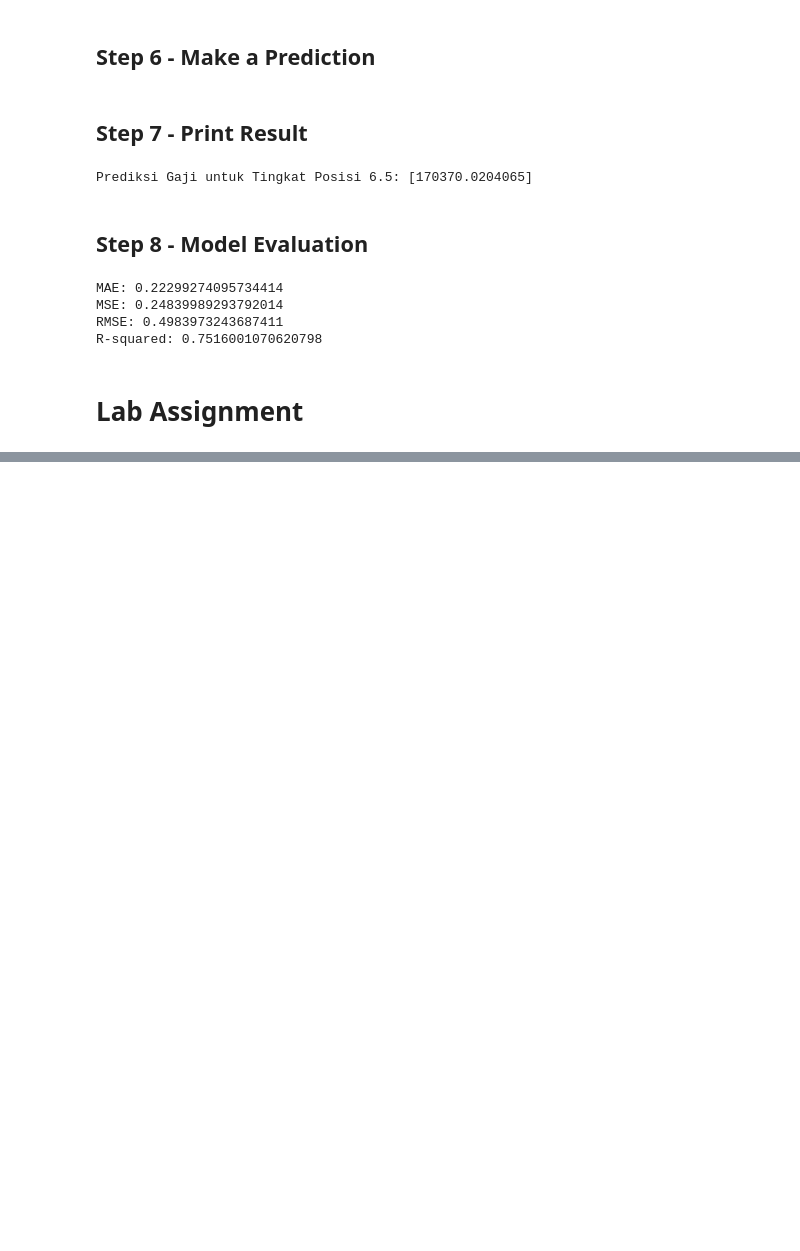
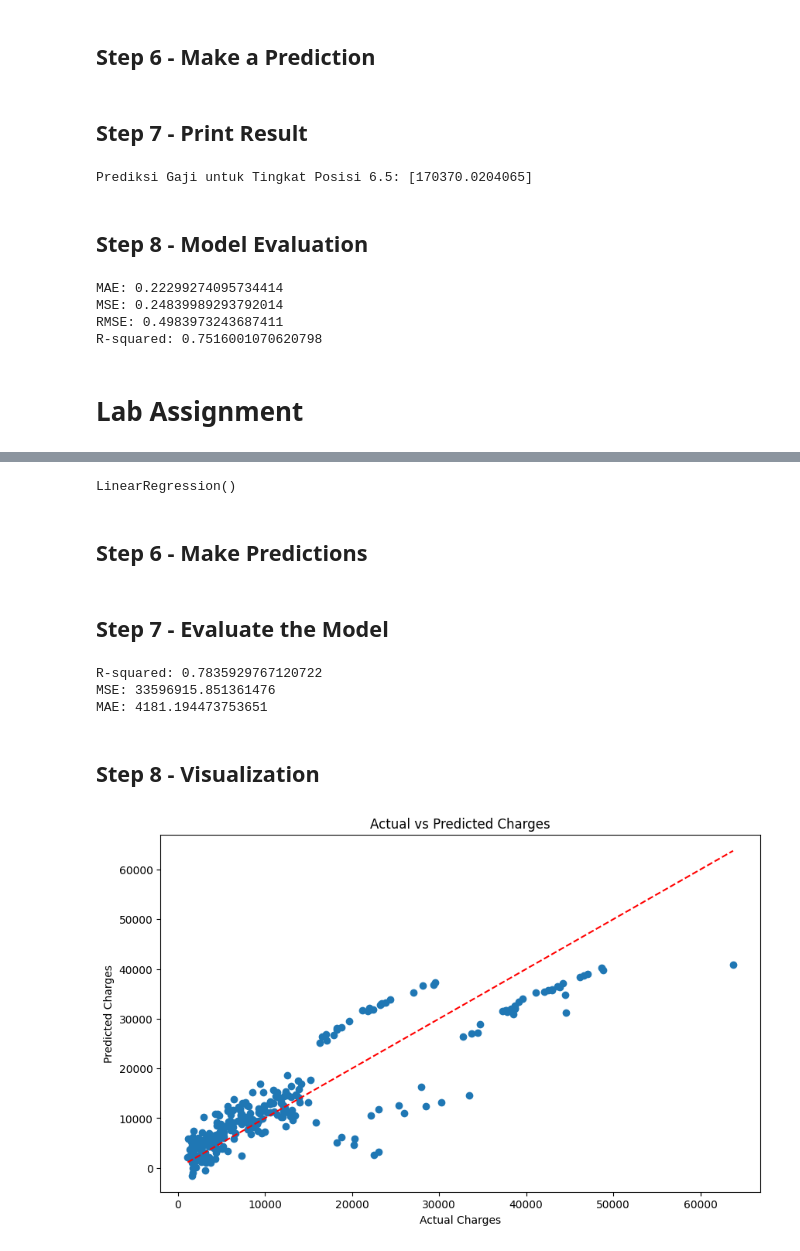
Before and after one commit to Rafazand/MachineL, a Jupyter notebook: MachineL_Jobsheet3.ipynb, the cells around one changed output, grey strips where cells are left out. Drawn from its saved outputs; the diff is of its cells as text; code cells hidden in the pictures; blank space fills up the shorter version.

```diff
--- a/MachineL_Jobsheet3.ipynb
+++ b/MachineL_Jobsheet3.ipynb
@@ -250,0 +266,12 @@ R-squared: 0.7516001070620798
+# %%
+from sklearn.model_selection import train_test_split
+
+# Encode categorical variables if necessary
+data = pd.get_dummies(data, drop_first=True)
+
+# Define features and target
+X = data.drop('charges', axis=1)
+y = data['charges']
+
+# Split the dataset
+X_train, X_test, y_train, y_test = train_test_split(X, y, test_size=0.2, random_state=42)
@@ -250,0 +280,6 @@ R-squared: 0.7516001070620798
+# %%
+from sklearn.preprocessing import StandardScaler
+
+scaler = StandardScaler()
+X_train = scaler.fit_transform(X_train)
+X_test = scaler.transform(X_test)
@@ -250,0 +288,47 @@ R-squared: 0.7516001070620798
+# %%
+from sklearn.linear_model import LinearRegression
+
+# Create the model
+model = LinearRegression()
+
+# Train the model
+model.fit(X_train, y_train)
+# %% [output]
+LinearRegression()
+# %% [markdown]
+## Step 6 - Make Predictions
+# %%
+y_pred = model.predict(X_test)
+# %% [markdown]
+## Step 7 - Evaluate the Model
+# %%
+from sklearn.metrics import r2_score, mean_squared_error, mean_absolute_error
+
+# Calculate metrics
+r_squared = r2_score(y_test, y_pred)
+mse = mean_squared_error(y_test, y_pred)
+mae = mean_absolute_error(y_test, y_pred)
+
+print(f'R-squared: {r_squared}')
+print(f'MSE: {mse}')
+print(f'MAE: {mae}')
+# %% [output]
+R-squared: 0.7835929767120722
+MSE: 33596915.851361476
+MAE: 4181.194473753651
+# %% [markdown]
+## Step 8 - Visualization
+# %%
+import matplotlib.pyplot as plt
+import seaborn as sns
+
+# Scatter plot of actual vs predicted
+plt.figure(figsize=(10, 6))
+plt.scatter(y_test, y_pred)
+plt.xlabel('Actual Charges')
+plt.ylabel('Predicted Charges')
+plt.title('Actual vs Predicted Charges')
+plt.plot([min(y_test), max(y_test)], [min(y_test), max(y_test)], color='red', linestyle='--')
+plt.show()
+# %% [output]
+[figure, added]
```
Also changed, not shown: parts of 14 cells of this notebook.
